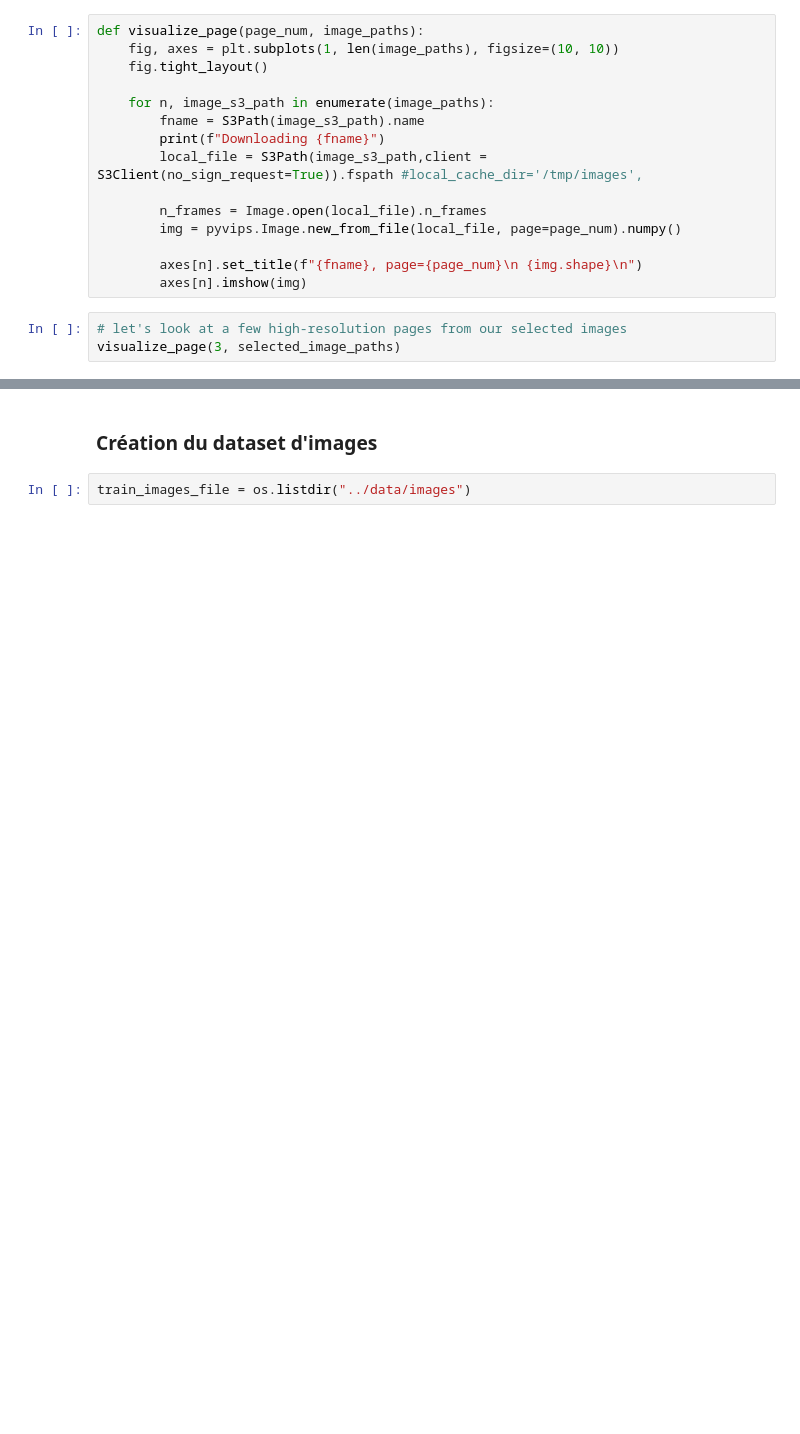
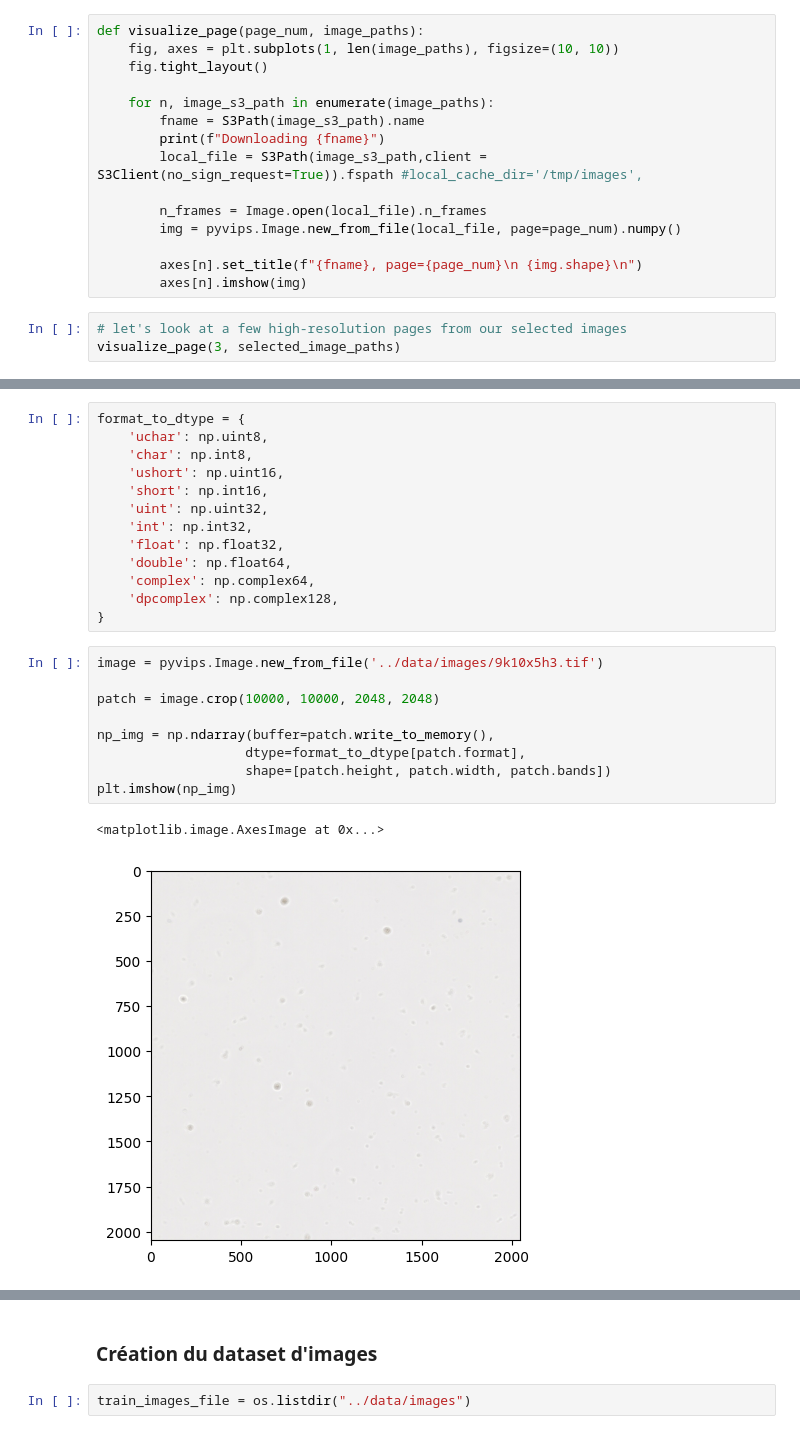
Before and after one commit to johnplt/visiomel-melanoma-iavengers, a Jupyter notebook: notebook/visiomel.ipynb, the cells around one changed output, grey strips where cells are left out. Saved outputs shown, nothing was run; the diff lists cells and outputs as text; blank space fills up the shorter version.

```diff
--- a/notebook/visiomel.ipynb
+++ b/notebook/visiomel.ipynb
@@ -151,0 +148,25 @@ img_gray
+# %%
+format_to_dtype = {
+    'uchar': np.uint8,
+    'char': np.int8,
+    'ushort': np.uint16,
+    'short': np.int16,
+    'uint': np.uint32,
+    'int': np.int32,
+    'float': np.float32,
+    'double': np.float64,
+    'complex': np.complex64,
+    'dpcomplex': np.complex128,
+}
+# %%
+image = pyvips.Image.new_from_file('../data/images/9k10x5h3.tif')
+
+patch = image.crop(10000, 10000, 2048, 2048)
+
+np_img = np.ndarray(buffer=patch.write_to_memory(),
+                   dtype=format_to_dtype[patch.format],
+                   shape=[patch.height, patch.width, patch.bands])
+plt.imshow(np_img)
+# %% [output]
+<matplotlib.image.AxesImage at 0x...>
+[figure, added]
```
Also changed, not shown: parts of 12 cells of this notebook, 1 other file.
